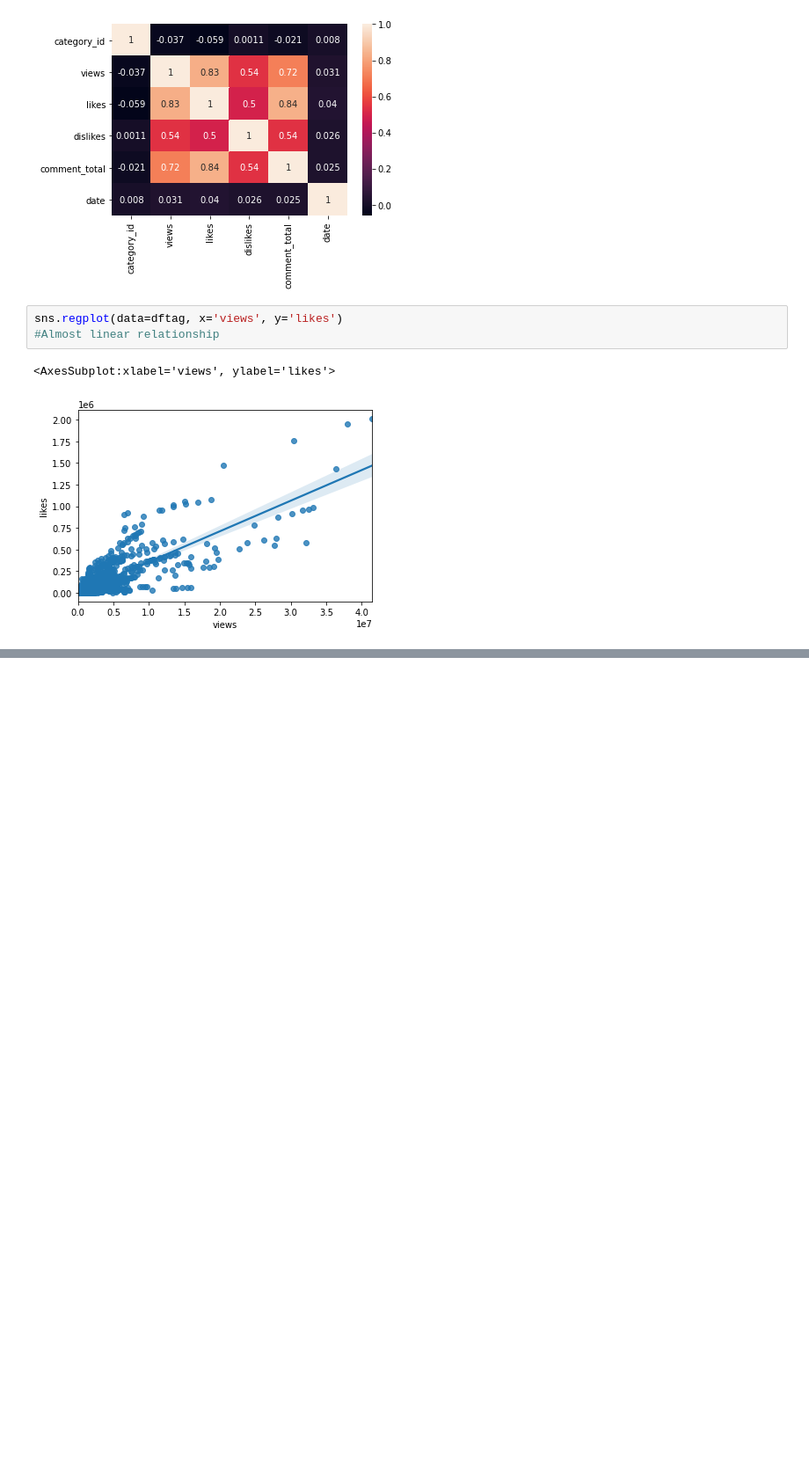
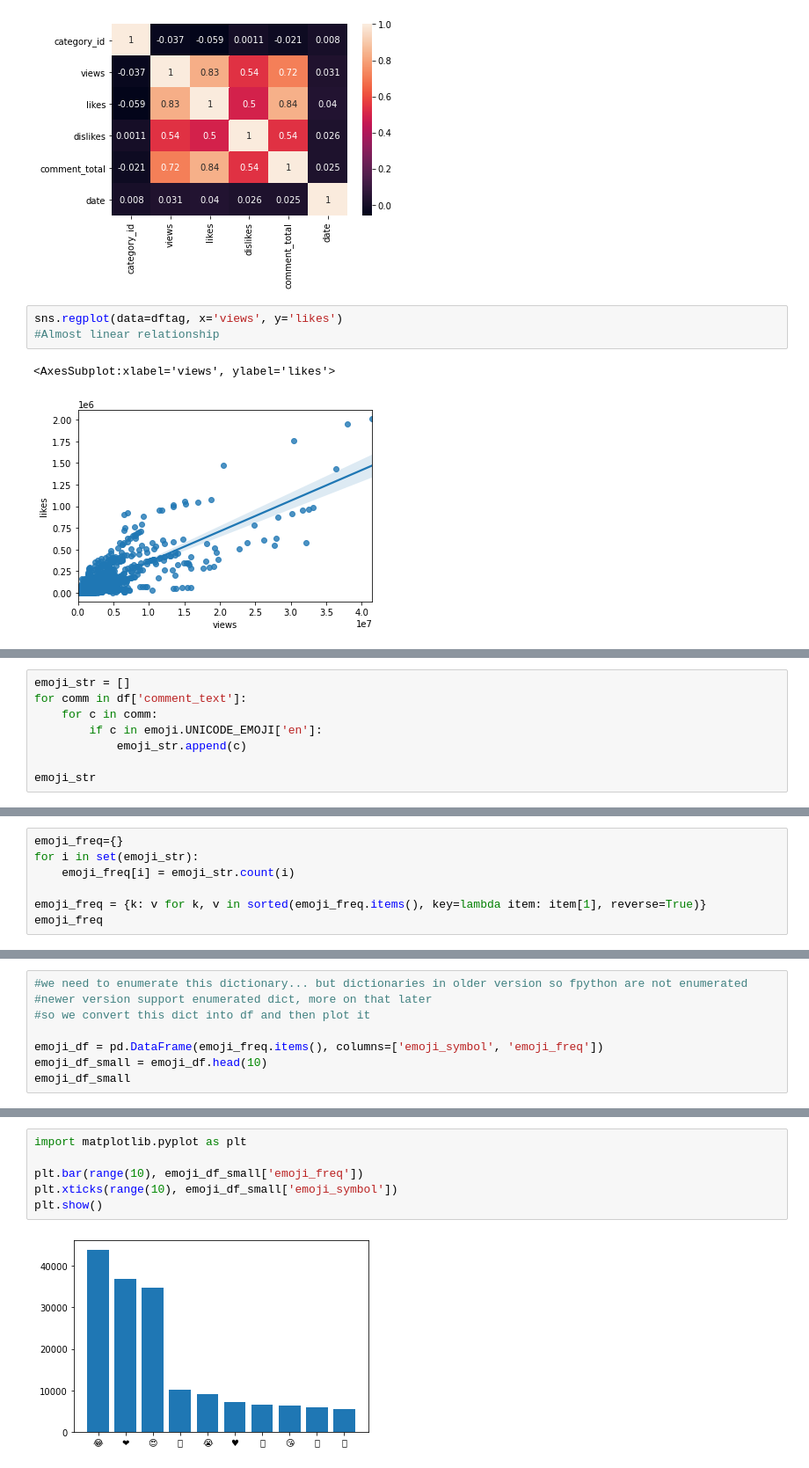
Before and after one commit to harshulab/Sentiment-Analysis, a Jupyter notebook: Sentiment Analysis on Youtube Text Data.ipynb, the cells around one changed output, grey strips where cells are left out. Shown at 88% size. Cells and saved outputs as stored; diff of their text form; blank space fills up the shorter version.

Commit message:
Add files via upload
Additional emoji frequency analysis

```diff
--- a/Sentiment Analysis on Youtube Text Data.ipynb
+++ b/Sentiment Analysis on Youtube Text Data.ipynb
@@ -263,0 +291,8 @@ sns.regplot(data=dftag, x='views', y='likes')
+# %%
+emoji_str = []
+for comm in df['comment_text']:
+    for c in comm:
+        if c in emoji.UNICODE_EMOJI['en']:
+            emoji_str.append(c)
+
+emoji_str
@@ -263,0 +317,7 @@ sns.regplot(data=dftag, x='views', y='likes')
+# %%
+emoji_freq={}
+for i in set(emoji_str):
+    emoji_freq[i] = emoji_str.count(i)
+
+emoji_freq = {k: v for k, v in sorted(emoji_freq.items(), key=lambda item: item[1], reverse=True)}
+emoji_freq
@@ -263,0 +342,8 @@ sns.regplot(data=dftag, x='views', y='likes')
+# %%
+#we need to enumerate this dictionary... but dictionaries in older version so fpython are not enumerated
+#newer version support enumerated dict, more on that later
+#so we convert this dict into df and then plot it
+
+emoji_df = pd.DataFrame(emoji_freq.items(), columns=['emoji_symbol', 'emoji_freq'])
+emoji_df_small = emoji_df.head(10)
+emoji_df_small
@@ -263,0 +362,8 @@ sns.regplot(data=dftag, x='views', y='likes')
+# %%
+import matplotlib.pyplot as plt
+
+plt.bar(range(10), emoji_df_small['emoji_freq'])
+plt.xticks(range(10), emoji_df_small['emoji_symbol'])
+plt.show()
+# %% [output]
+[figure, added]
```
Also changed, not shown: parts of 17 cells of this notebook.
